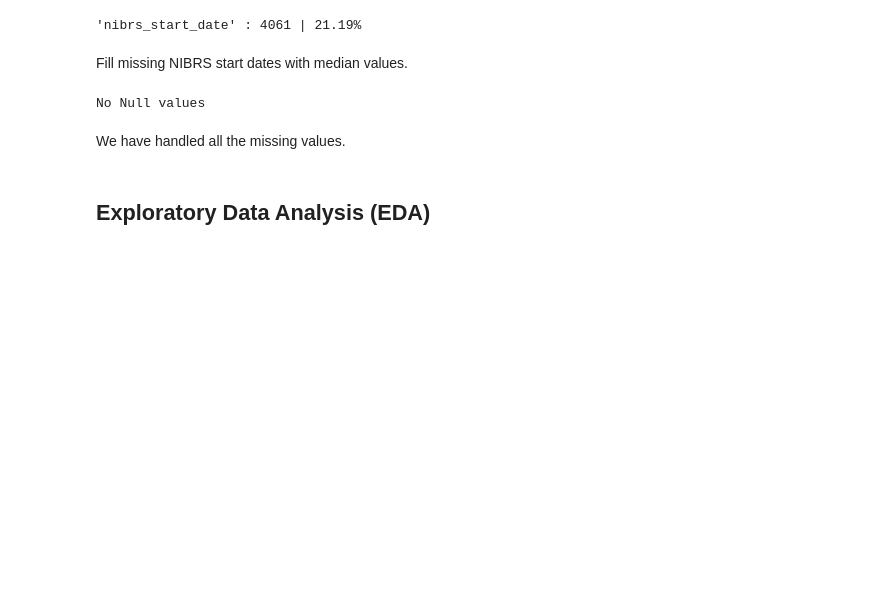
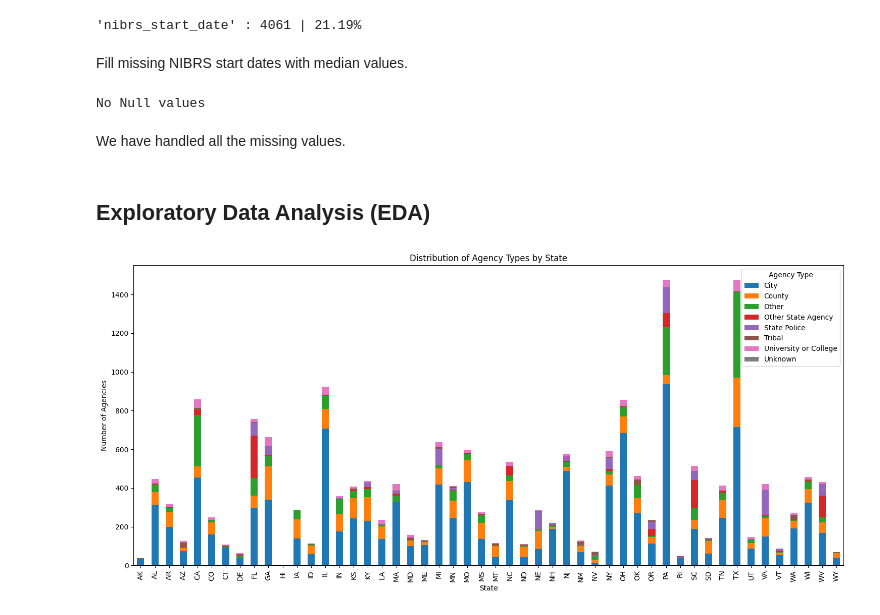
Before and after one commit to srinivasanpoonkundran/INFO-511-Project, a Jupyter notebook: fbi_crime_data_analysis.ipynb, the cells around one changed output. Drawn from its saved outputs; the diff is of its cells as text; code cells hidden in the pictures; blank space fills up the shorter version.

Commit message:
created distribution of agency types by state chart

```diff
--- a/fbi_crime_data_analysis.ipynb
+++ b/fbi_crime_data_analysis.ipynb
@@ -196,3 +196,15 @@ No Null values
 We have handled all the missing values.
 # %% [markdown]
 ## Exploratory Data Analysis (EDA)
+# %%
+#distribution of agency types by state
+agency_counts = agencies.groupby(['state_abbr', 'agency_type']).size().unstack(fill_value=0)
+agency_counts.plot(kind='bar', stacked=True, figsize=(15, 7))
+plt.title('Distribution of Agency Types by State')
+plt.xlabel('State')
+plt.ylabel('Number of Agencies')
+plt.legend(title='Agency Type')
+plt.tight_layout()
+plt.show()
+# %% [output]
+[figure, added]
```
Also changed, not shown: parts of 1 cell of this notebook.
